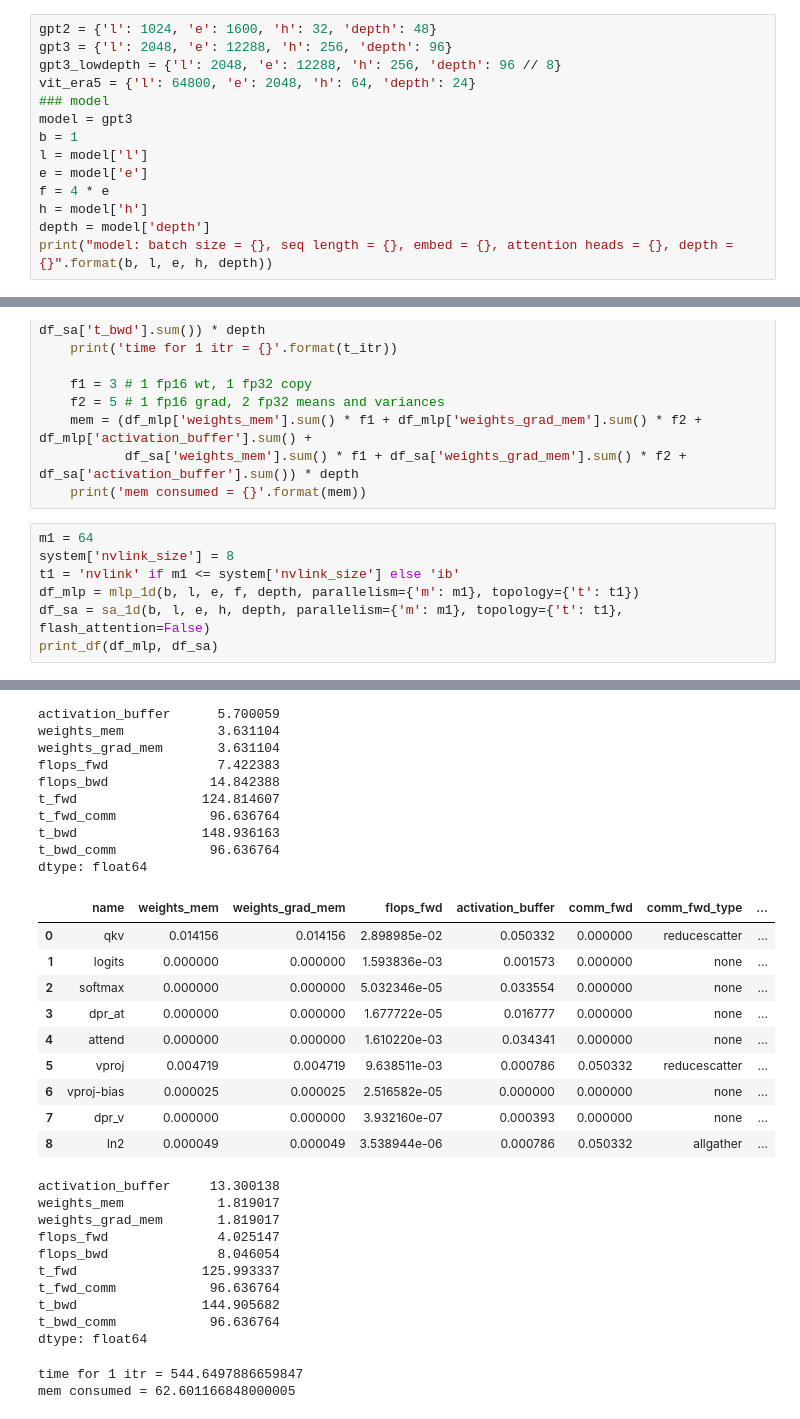
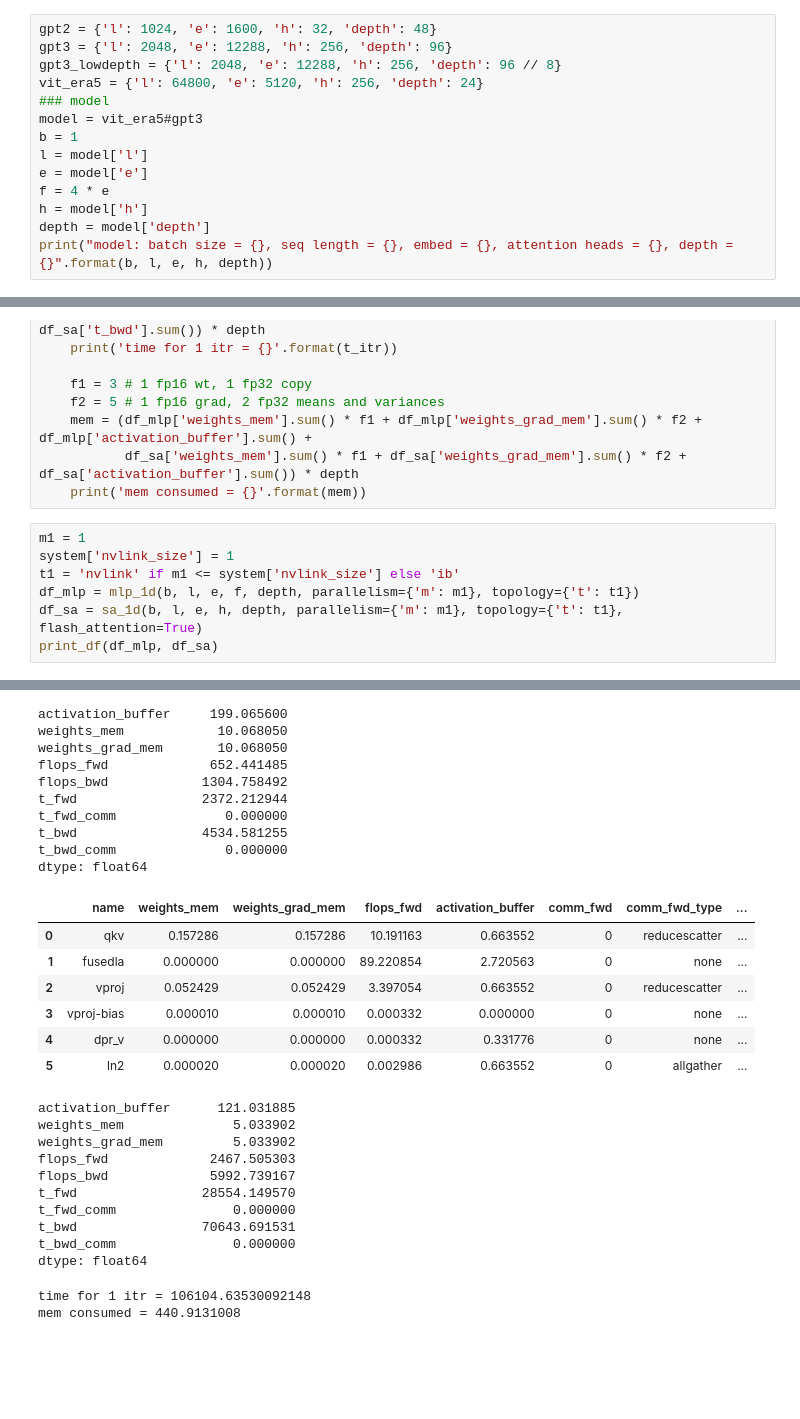
Before and after one commit to ShashankSubramanian/transformer-perf-estimates, a Jupyter notebook: transformers.ipynb, the cells around one changed output, grey strips where cells are left out. Cells and saved outputs as stored; diff of their text form; blank space fills up the shorter version.

```diff
--- a/transformers.ipynb
+++ b/transformers.ipynb
@@ -14,9 +14,9 @@ import json
 gpt2 = {'l': 1024, 'e': 1600, 'h': 32, 'depth': 48}
 gpt3 = {'l': 2048, 'e': 12288, 'h': 256, 'depth': 96}
 gpt3_lowdepth = {'l': 2048, 'e': 12288, 'h': 256, 'depth': 96 // 8}
-vit_era5 = {'l': 64800, 'e': 2048, 'h': 64, 'depth': 24}
+vit_era5 = {'l': 64800, 'e': 5120, 'h': 256, 'depth': 24}
 ### model
-model = gpt3
+model = vit_era5#gpt3
 b = 1
 l = model['l']
 e = model['e']
@@ -48,11 +48,11 @@ def print_df(df_mlp, df_sa):
            df_sa['weights_mem'].sum() * f1 + df_sa['weights_grad_mem'].sum() * f2 + df_sa['activation_buffer'].sum()) * depth
     print('mem consumed = {}'.format(mem))
 # %%
-m1 = 64
-system['nvlink_size'] = 8
+m1 = 1
+system['nvlink_size'] = 1
 t1 = 'nvlink' if m1 <= system['nvlink_size'] else 'ib'
 df_mlp = mlp_1d(b, l, e, f, depth, parallelism={'m': m1}, topology={'t': t1})
-df_sa = sa_1d(b, l, e, h, depth, parallelism={'m': m1}, topology={'t': t1}, flash_attention=False)
+df_sa = sa_1d(b, l, e, h, depth, parallelism={'m': m1}, topology={'t': t1}, flash_attention=True)
 print_df(df_mlp, df_sa)
 # %% [output]
 |  | name | weights_mem | weights_grad_mem | flops_fwd | activation_buffer | comm_fwd | comm_fwd_type | ... |
@@ -67,33 +67,30 @@ print_df(df_mlp, df_sa)
-activation_buffer      5.700059
-weights_mem            3.631104
-weights_grad_mem       3.631104
-flops_fwd              7.422383
-flops_bwd             14.842388
-t_fwd                124.814607
-t_fwd_comm            96.636764
-t_bwd                148.936163
-t_bwd_comm            96.636764
+activation_buffer     199.065600
+weights_mem            10.068050
+weights_grad_mem       10.068050
+flops_fwd             652.441485
+flops_bwd            1304.758492
+t_fwd                2372.212944
+t_fwd_comm              0.000000
+t_bwd                4534.581255
+t_bwd_comm              0.000000
 dtype: float64
 |  | name | weights_mem | weights_grad_mem | flops_fwd | activation_buffer | comm_fwd | comm_fwd_type | ... |
-| 0 | qkv | 0.014156 | 0.014156 | 2.898985e-02 | 0.050332 | 0.000000 | reducescatter | ... |
-| 1 | logits | 0.000000 | 0.000000 | 1.593836e-03 | 0.001573 | 0.000000 | none | ... |
-| 2 | softmax | 0.000000 | 0.000000 | 5.032346e-05 | 0.033554 | 0.000000 | none | ... |
-| 3 | dpr_at | 0.000000 | 0.000000 | 1.677722e-05 | 0.016777 | 0.000000 | none | ... |
-| 4 | attend | 0.000000 | 0.000000 | 1.610220e-03 | 0.034341 | 0.000000 | none | ... |
-| 5 | vproj | 0.004719 | 0.004719 | 9.638511e-03 | 0.000786 | 0.050332 | reducescatter | ... |
-| 6 | vproj-bias | 0.000025 | 0.000025 | 2.516582e-05 | 0.000000 | 0.000000 | none | ... |
-| 7 | dpr_v | 0.000000 | 0.000000 | 3.932160e-07 | 0.000393 | 0.000000 | none | ... |
-| 8 | ln2 | 0.000049 | 0.000049 | 3.538944e-06 | 0.000786 | 0.050332 | allgather | ... |
+| 0 | qkv | 0.157286 | 0.157286 | 10.191163 | 0.663552 | 0 | reducescatter | ... |
+| 1 | fusedla | 0.000000 | 0.000000 | 89.220854 | 2.720563 | 0 | none | ... |
+| 2 | vproj | 0.052429 | 0.052429 | 3.397054 | 0.663552 | 0 | reducescatter | ... |
+| 3 | vproj-bias | 0.000010 | 0.000010 | 0.000332 | 0.000000 | 0 | none | ... |
+| 4 | dpr_v | 0.000000 | 0.000000 | 0.000332 | 0.331776 | 0 | none | ... |
+| 5 | ln2 | 0.000020 | 0.000020 | 0.002986 | 0.663552 | 0 | allgather | ... |
-activation_buffer     13.300138
-weights_mem            1.819017
-weights_grad_mem       1.819017
-flops_fwd              4.025147
-flops_bwd              8.046054
-t_fwd                125.993337
-t_fwd_comm            96.636764
-t_bwd                144.905682
-t_bwd_comm            96.636764
+activation_buffer      121.031885
+weights_mem              5.033902
+weights_grad_mem         5.033902
+flops_fwd             2467.505303
+flops_bwd             5992.739167
+t_fwd                28554.149570
+t_fwd_comm               0.000000
+t_bwd                70643.691531
+t_bwd_comm               0.000000
 dtype: float64
-time for 1 itr = 544.6497886659847
-mem consumed = 62.601166848000005
+time for 1 itr = 106104.63530092148
+mem consumed = 440.9131008
 # %%
```
Also changed, not shown: parts of 7 cells of this notebook, 2 other files.
